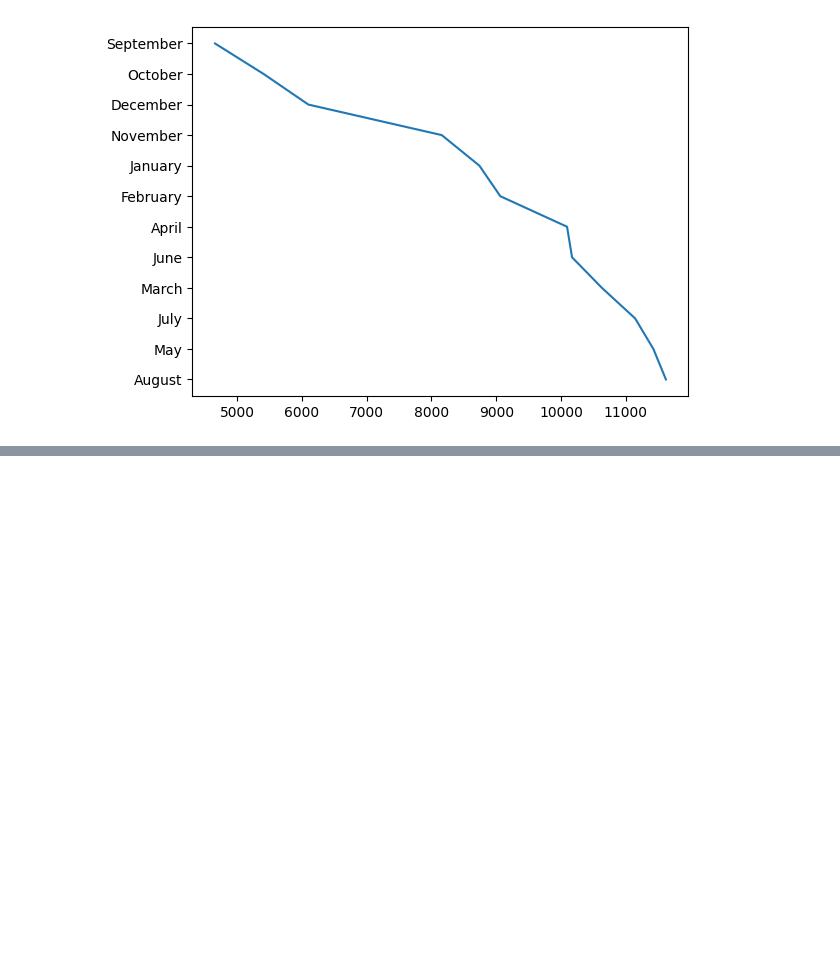
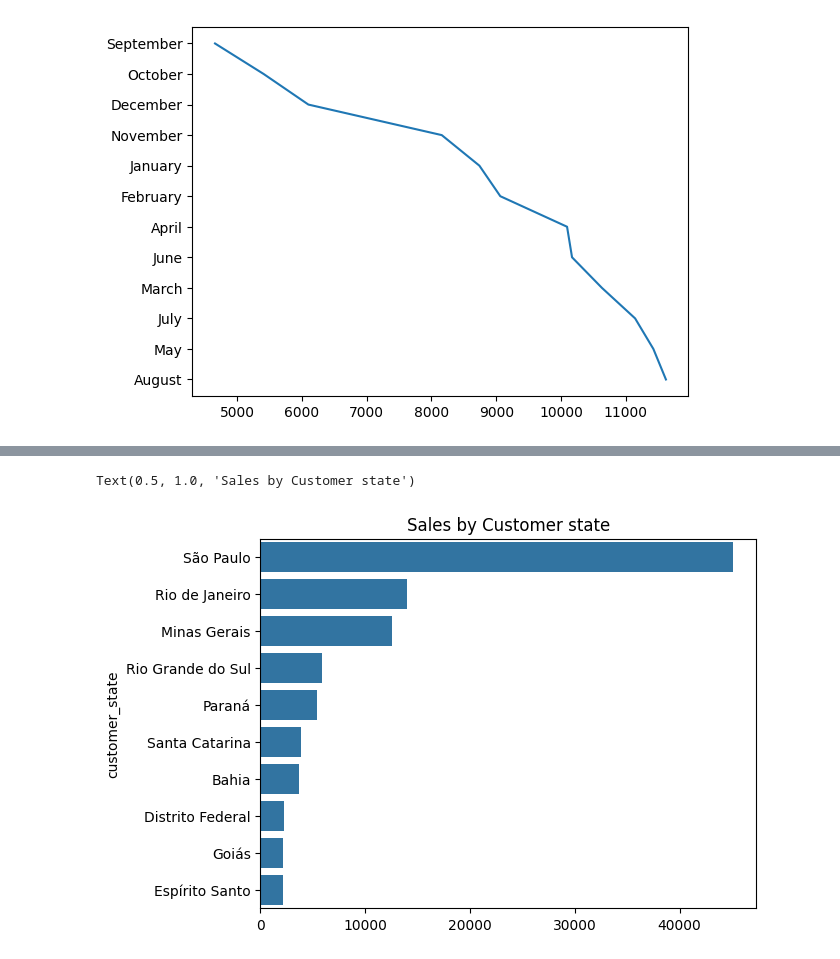
Before and after one commit to karthik132007/brazil_sales, a Jupyter notebook: plots.ipynb, the cells around one changed output, grey strips where cells are left out. Saved outputs shown, nothing was run; the diff lists cells and outputs as text; code cells hidden in the pictures; blank space fills up the shorter version.

```diff
--- a/plots.ipynb
+++ b/plots.ipynb
@@ -46,3 +48,5 @@ Text(0.5, 1.0, 'review distribution')
 [figure]
 # %%
 df['order_purchase_timestamp']=pd.to_datetime(df['order_purchase_timestamp'])
+# %%
+df['month']=df['order_purchase_timestamp'].dt.month_name()
@@ -72,0 +122,3 @@ plt.plot(month_count,month_count.index)
+# %%
+Customer_state=df['customer_state'].value_counts()
+Customer_state=Customer_state.head(10)
@@ -72,0 +140,6 @@ plt.plot(month_count,month_count.index)
+# %%
+sns.barplot(y=Customer_state.index,x=Customer_state.values)
+plt.title("Sales by Customer state")
+# %% [output]
+Text(0.5, 1.0, 'Sales by Customer state')
+[figure, added]
```
Also changed, not shown: parts of 12 cells of this notebook.
